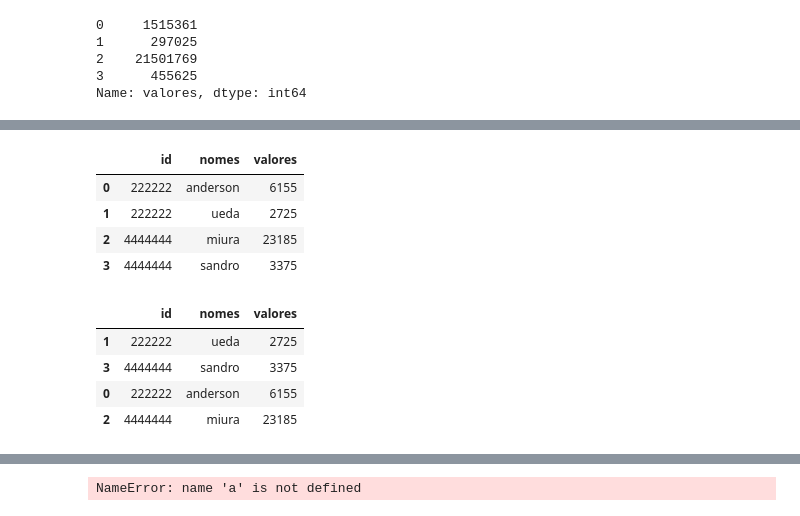
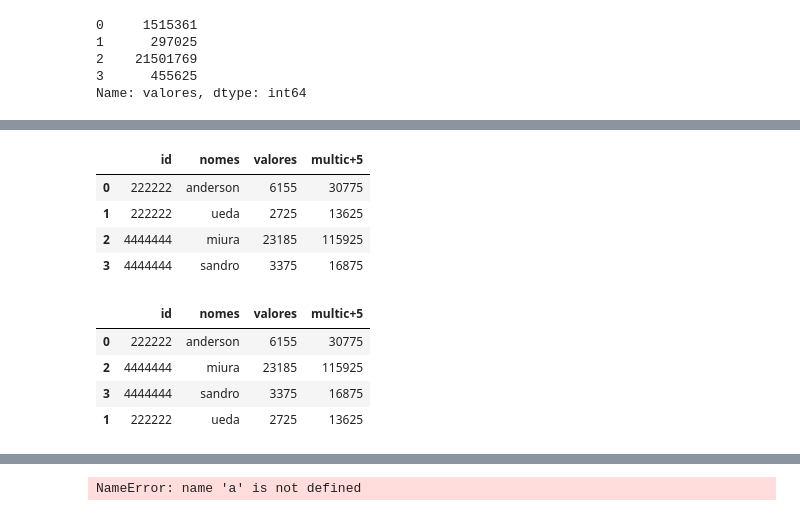
Before and after one commit to MiuraBruno/Curso-de-python, a Jupyter notebook: aula_9/aula_9_3.ipynb, the cells around one changed output, grey strips where cells are left out. Saved outputs shown, nothing was run; the diff lists cells and outputs as text; code cells hidden in the pictures.

```diff
--- a/aula_9/aula_9_3.ipynb
+++ b/aula_9/aula_9_3.ipynb
@@ -308,20 +340,20 @@ df['id'] = df['id'].apply(lambda x: x * 2)
 # %%
-df['valores'] = df['valores'].apply(lambda x: x * 5 )
+df['multic+5'] = df['valores'].apply(lambda x: x * 5 )
 # %%
 df
 # %% [output]
-|  | id | nomes | valores |
-| 0 | 222222 | anderson | 6155 |
-| 1 | 222222 | ueda | 2725 |
-| 2 | 4444444 | miura | 23185 |
-| 3 | 4444444 | sandro | 3375 |
+|  | id | nomes | valores | multic+5 |
+| 0 | 222222 | anderson | 6155 | 30775 |
+| 1 | 222222 | ueda | 2725 | 13625 |
+| 2 | 4444444 | miura | 23185 | 115925 |
+| 3 | 4444444 | sandro | 3375 | 16875 |
 # %%
 #order by
 # %%
-df.sort_values('valores')
+df.sort_values('nomes')
 # %% [output]
-|  | id | nomes | valores |
-| 1 | 222222 | ueda | 2725 |
-| 3 | 4444444 | sandro | 3375 |
-| 0 | 222222 | anderson | 6155 |
-| 2 | 4444444 | miura | 23185 |
+|  | id | nomes | valores | multic+5 |
+| 0 | 222222 | anderson | 6155 | 30775 |
+| 2 | 4444444 | miura | 23185 | 115925 |
+| 3 | 4444444 | sandro | 3375 | 16875 |
+| 1 | 222222 | ueda | 2725 | 13625 |
```
Also changed, not shown: parts of 12 cells of this notebook, 13 other files.
